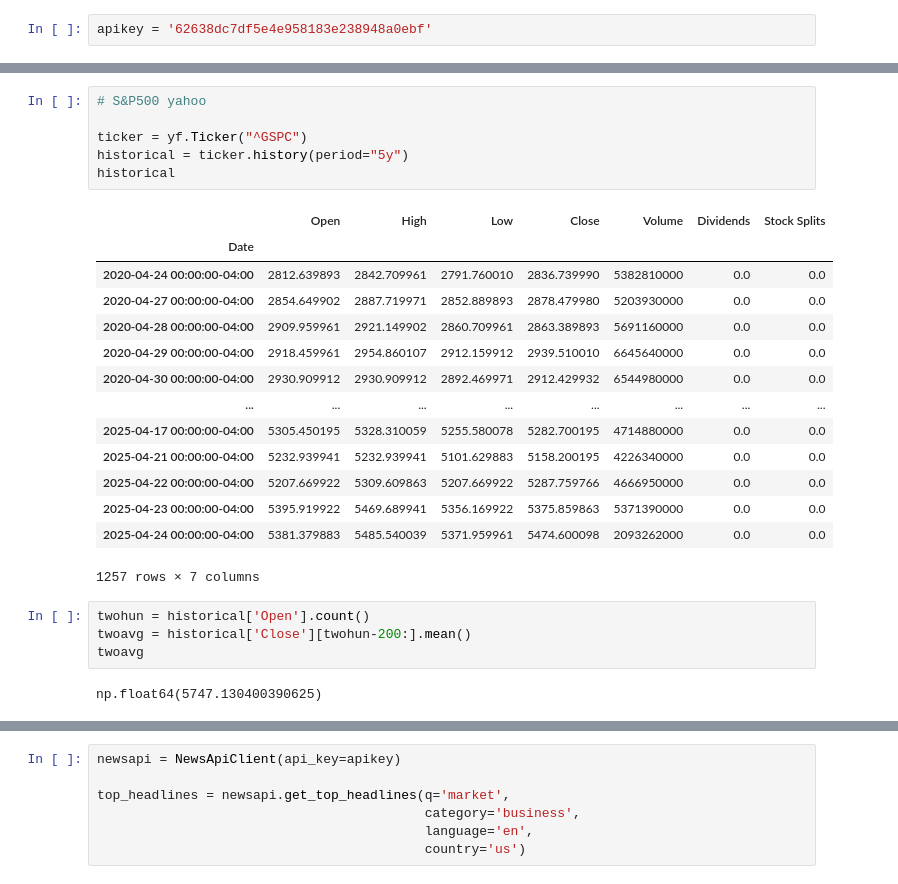
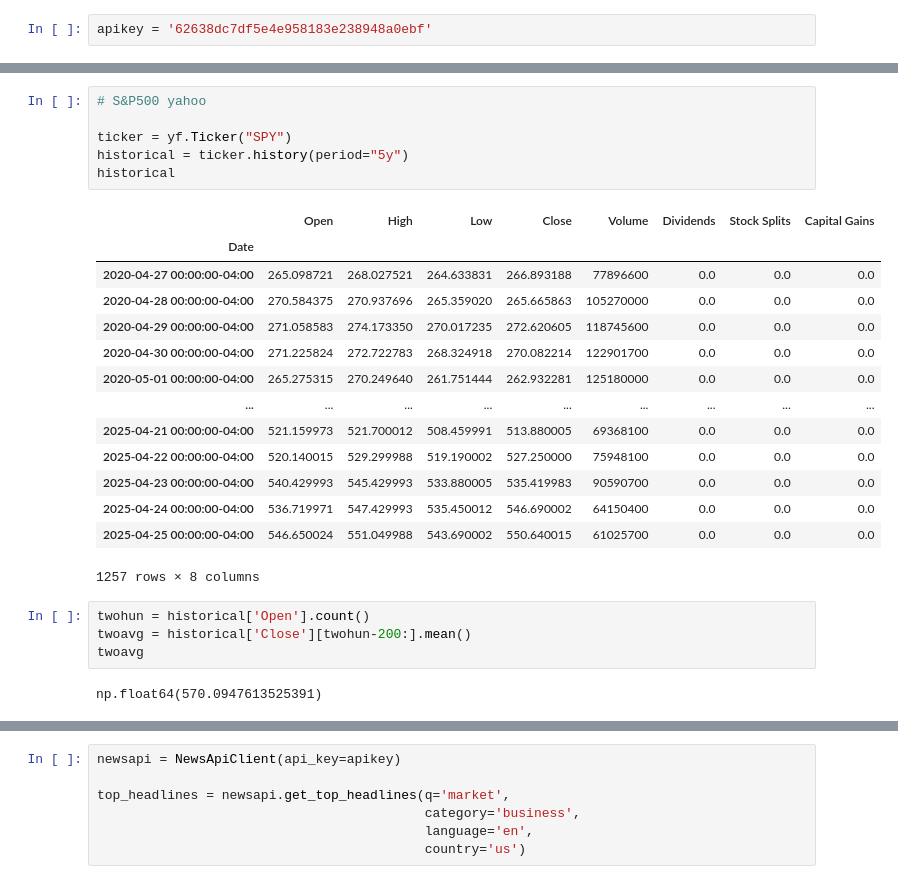
Before and after one commit to lro99/stock_sentiment, a Jupyter notebook: SentimentTrading.ipynb, the cells around one changed output, grey strips where cells are left out. Cells and saved outputs as stored; diff of their text form.

```diff
--- a/SentimentTrading.ipynb
+++ b/SentimentTrading.ipynb
@@ -53,30 +69,30 @@ These Are The 5 Best Stocks To Buy Now Or Add To A Watchlist
 # %%
 # S&P500 yahoo
 
-ticker = yf.Ticker("^GSPC")
+ticker = yf.Ticker("SPY")
 historical = ticker.history(period="5y")
 historical
 # %% [output]
-|  | Open | High | Low | Close | Volume | Dividends | Stock Splits |
-| Date |  |  |  |  |  |  |  |
-| 2020-04-24 00:00:00-04:00 | 2812.639893 | 2842.709961 | 2791.760010 | 2836.739990 | 5382810000 | 0.0 | 0.0 |
-| 2020-04-27 00:00:00-04:00 | 2854.649902 | 2887.719971 | 2852.889893 | 2878.479980 | 5203930000 | 0.0 | 0.0 |
-| 2020-04-28 00:00:00-04:00 | 2909.959961 | 2921.149902 | 2860.709961 | 2863.389893 | 5691160000 | 0.0 | 0.0 |
-| 2020-04-29 00:00:00-04:00 | 2918.459961 | 2954.860107 | 2912.159912 | 2939.510010 | 6645640000 | 0.0 | 0.0 |
-| 2020-04-30 00:00:00-04:00 | 2930.909912 | 2930.909912 | 2892.469971 | 2912.429932 | 6544980000 | 0.0 | 0.0 |
-| ... | ... | ... | ... | ... | ... | ... | ... |
-| 2025-04-17 00:00:00-04:00 | 5305.450195 | 5328.310059 | 5255.580078 | 5282.700195 | 4714880000 | 0.0 | 0.0 |
-| 2025-04-21 00:00:00-04:00 | 5232.939941 | 5232.939941 | 5101.629883 | 5158.200195 | 4226340000 | 0.0 | 0.0 |
-| 2025-04-22 00:00:00-04:00 | 5207.669922 | 5309.609863 | 5207.669922 | 5287.759766 | 4666950000 | 0.0 | 0.0 |
-| 2025-04-23 00:00:00-04:00 | 5395.919922 | 5469.689941 | 5356.169922 | 5375.859863 | 5371390000 | 0.0 | 0.0 |
-| 2025-04-24 00:00:00-04:00 | 5381.379883 | 5485.540039 | 5371.959961 | 5474.600098 | 2093262000 | 0.0 | 0.0 |
+|  | Open | High | Low | Close | Volume | Dividends | Stock Splits | Capital Gains |
+| Date |  |  |  |  |  |  |  |  |
+| 2020-04-27 00:00:00-04:00 | 265.098721 | 268.027521 | 264.633831 | 266.893188 | 77896600 | 0.0 | 0.0 | 0.0 |
+| 2020-04-28 00:00:00-04:00 | 270.584375 | 270.937696 | 265.359020 | 265.665863 | 105270000 | 0.0 | 0.0 | 0.0 |
+| 2020-04-29 00:00:00-04:00 | 271.058583 | 274.173350 | 270.017235 | 272.620605 | 118745600 | 0.0 | 0.0 | 0.0 |
+| 2020-04-30 00:00:00-04:00 | 271.225824 | 272.722783 | 268.324918 | 270.082214 | 122901700 | 0.0 | 0.0 | 0.0 |
+| 2020-05-01 00:00:00-04:00 | 265.275315 | 270.249640 | 261.751444 | 262.932281 | 125180000 | 0.0 | 0.0 | 0.0 |
+| ... | ... | ... | ... | ... | ... | ... | ... | ... |
+| 2025-04-21 00:00:00-04:00 | 521.159973 | 521.700012 | 508.459991 | 513.880005 | 69368100 | 0.0 | 0.0 | 0.0 |
+| 2025-04-22 00:00:00-04:00 | 520.140015 | 529.299988 | 519.190002 | 527.250000 | 75948100 | 0.0 | 0.0 | 0.0 |
+| 2025-04-23 00:00:00-04:00 | 540.429993 | 545.429993 | 533.880005 | 535.419983 | 90590700 | 0.0 | 0.0 | 0.0 |
+| 2025-04-24 00:00:00-04:00 | 536.719971 | 547.429993 | 535.450012 | 546.690002 | 64150400 | 0.0 | 0.0 | 0.0 |
+| 2025-04-25 00:00:00-04:00 | 546.650024 | 551.049988 | 543.690002 | 550.640015 | 61025700 | 0.0 | 0.0 | 0.0 |
-1257 rows × 7 columns
+1257 rows × 8 columns
 # %%
 twohun = historical['Open'].count()
 twoavg = historical['Close'][twohun-200:].mean()
 twoavg
 # %% [output]
-np.float64(5747.130400390625)
+np.float64(570.0947613525391)
 # %%
 # percent change col
 
```
Also changed, not shown: parts of 20 cells of this notebook.
